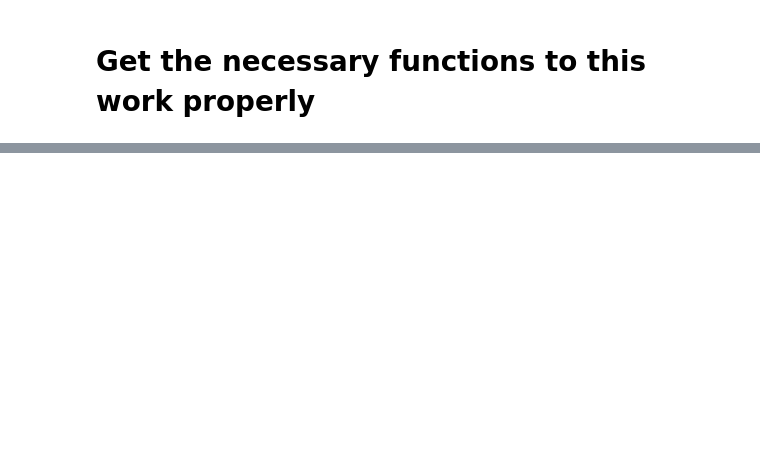
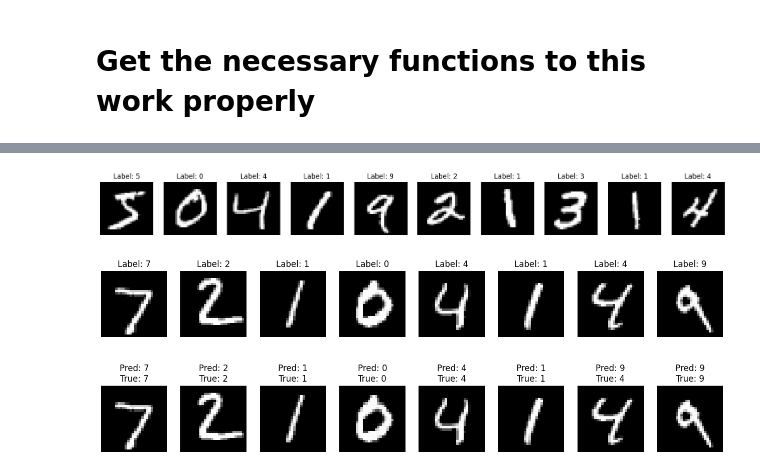
Before and after one commit to Master-Humberto/MNIST, a Jupyter notebook: minst.ipynb, the cells around one changed output, grey strips where cells are left out. Saved outputs shown, nothing was run; the diff lists cells and outputs as text; code cells hidden in the pictures; blank space fills up the shorter version.

```diff
--- a/minst.ipynb
+++ b/minst.ipynb
@@ -7,29 +4,0 @@ import matplotlib.pyplot as plt
-# %%
-with open("t10k-images.idx3-ubyte", "rb") as f:
-    test_images = f.read()
-
-with open("t10k-labels.idx1-ubyte", "rb") as f:
-    test_labels = f.read()
-
-with open("train-images.idx3-ubyte", "rb") as f:
-    train_images = f.read()
-
-with open("train-labels.idx1-ubyte", "rb") as f:
-    train_labels = f.read()
-
-# opens the files and reads them
-
-train_images = np.frombuffer(train_images, dtype=np.uint8, offset=16).reshape(-1, 28, 28)
-train_labels = np.frombuffer(train_labels, dtype=np.uint8, offset=8)
-test_images = np.frombuffer(test_images, dtype=np.uint8, offset=16).reshape(-1, 28, 28)
-test_labels = np.frombuffer(test_labels, dtype=np.uint8, offset=8)
-
-# reshapes the data into a 28x28 matrix
-
-for i in range(10):
-    plt.subplot(2, 5, i+1)
-    plt.imshow(test_images[i], cmap='gray')
-    plt.title(test_labels[i])
-    plt.axis('off')
-
-plt.show()
@@ -94,0 +104,42 @@ KeyboardInterrupt:
+# %%
+import matplotlib.pyplot as plt
+
+# Load the MNIST dataset
+x_train, y_train, x_test, y_test = load_mnist()
+
+# Plot the first 10 figures from the dataset
+fig, axes = plt.subplots(1, 10, figsize=(20, 2))
+for i, ax in enumerate(axes):
+    ax.imshow(x_train[i].reshape(28, 28), cmap='gray')
+    ax.axis('off')
+    ax.set_title(f'Label: {np.argmax(y_train[i])}')
+
+plt.show()
+# %% [output]
+[figure, added]
+# %%
+import matplotlib.pyplot as plt
+
+# Assuming you've already loaded the MNIST data using load_mnist
+x_train, y_train, x_test, y_test = load_mnist()
+
+# Plot 8 figures from the test set
+fig, axes = plt.subplots(1, 8, figsize=(16, 2))  # Adjust the figsize to ensure the images are displayed nicely
+for i, ax in enumerate(axes):
+    ax.imshow(x_test[i].reshape(28, 28), cmap='gray')
+    ax.axis('off')
+    ax.set_title(f'Label: {np.argmax(y_test[i])}')
+
+plt.show()
+# %% [output]
+[figure, added]
+# %%
+fig, axes = plt.subplots(1, 8, figsize=(16, 2))
+for i, ax in enumerate(axes):
+    ax.imshow(x_test[i].reshape(28, 28), cmap='gray')
+    ax.axis('off')
+    ax.set_title(f'Pred: {test_predictions[i]}\nTrue: {test_labels[i]}')
+
+plt.show()
+# %% [output]
+[figure, added]
```
Also changed, not shown: parts of 5 cells of this notebook.
